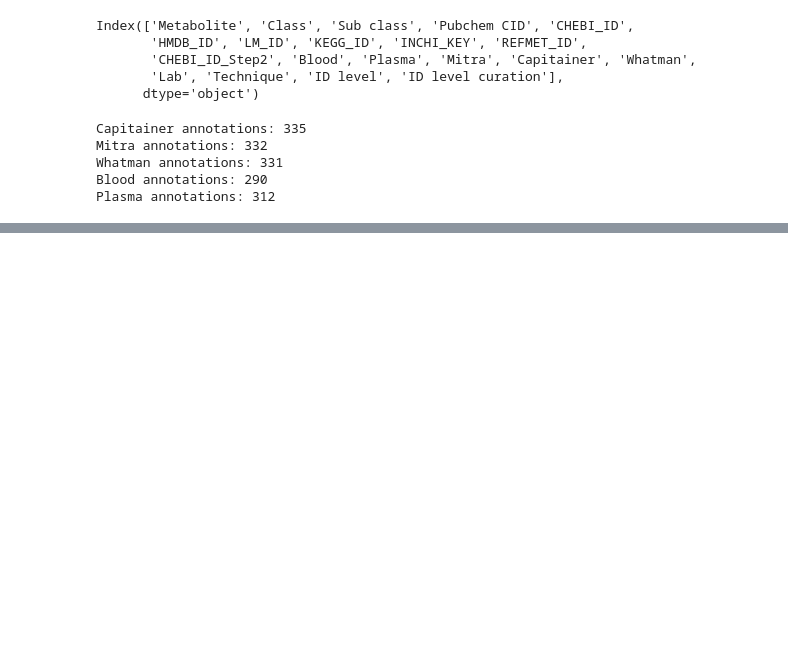
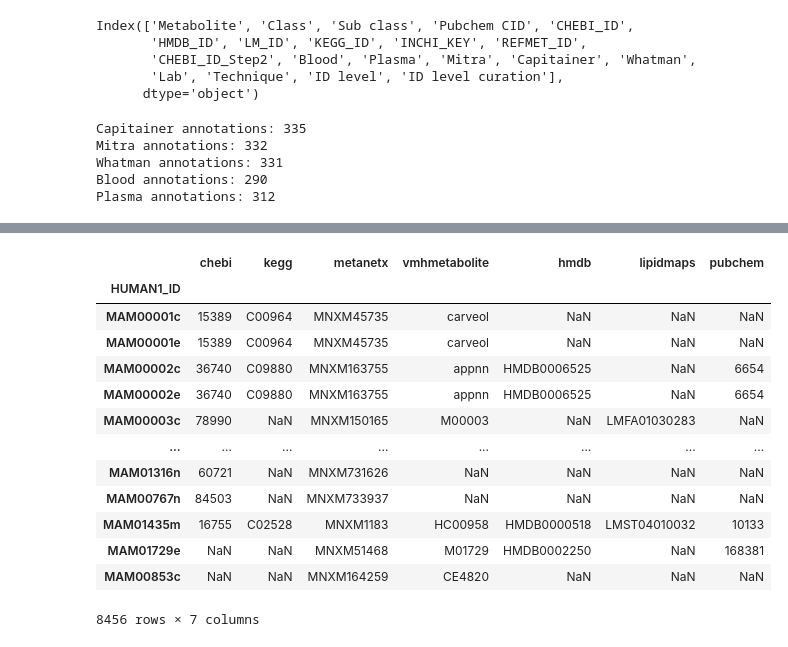
Before and after one commit to SamSaladino/Effective-Topological-Coverage-ETC, a Jupyter notebook: notebooks/03_Daniel_compilation.ipynb, the cells around one changed output, grey strips where cells are left out. Cells and saved outputs as stored; diff of their text form; code cells hidden in the pictures; blank space fills up the shorter version.

```diff
--- a/notebooks/03_Daniel_compilation.ipynb
+++ b/notebooks/03_Daniel_compilation.ipynb
@@ -40,3 +41,7 @@ Mitra annotations: 332
 Whatman annotations: 331
 Blood annotations: 290
 Plasma annotations: 312
+# %%
+parser = XMLParser(human1_xml)
+df = parser.extract_data()
+df.head()
@@ -42,0 +77,18 @@ Plasma annotations: 312
+# %%
+df_human1 = parser.to_identifier_df()
+df_human1
+# %% [output]
+|  | chebi | kegg | metanetx | vmhmetabolite | hmdb | lipidmaps | pubchem |
+| HUMAN1_ID |  |  |  |  |  |  |  |
+| MAM00001c | 15389 | C00964 | MNXM45735 | carveol | NaN | NaN | NaN |
+| MAM00001e | 15389 | C00964 | MNXM45735 | carveol | NaN | NaN | NaN |
+| MAM00002c | 36740 | C09880 | MNXM163755 | appnn | HMDB0006525 | NaN | 6654 |
+| MAM00002e | 36740 | C09880 | MNXM163755 | appnn | HMDB0006525 | NaN | 6654 |
+| MAM00003c | 78990 | NaN | MNXM150165 | M00003 | NaN | LMFA01030283 | NaN |
+| ... | ... | ... | ... | ... | ... | ... | ... |
+| MAM01316n | 60721 | NaN | MNXM731626 | NaN | NaN | NaN | NaN |
+| MAM00767n | 84503 | NaN | MNXM733937 | NaN | NaN | NaN | NaN |
+| MAM01435m | 16755 | C02528 | MNXM1183 | HC00958 | HMDB0000518 | LMST04010032 | 10133 |
+| MAM01729e | NaN | NaN | MNXM51468 | M01729 | HMDB0002250 | NaN | 168381 |
+| MAM00853c | NaN | NaN | MNXM164259 | CE4820 | NaN | NaN | NaN |
+8456 rows × 7 columns
```
Also changed, not shown: parts of 15 cells of this notebook.
